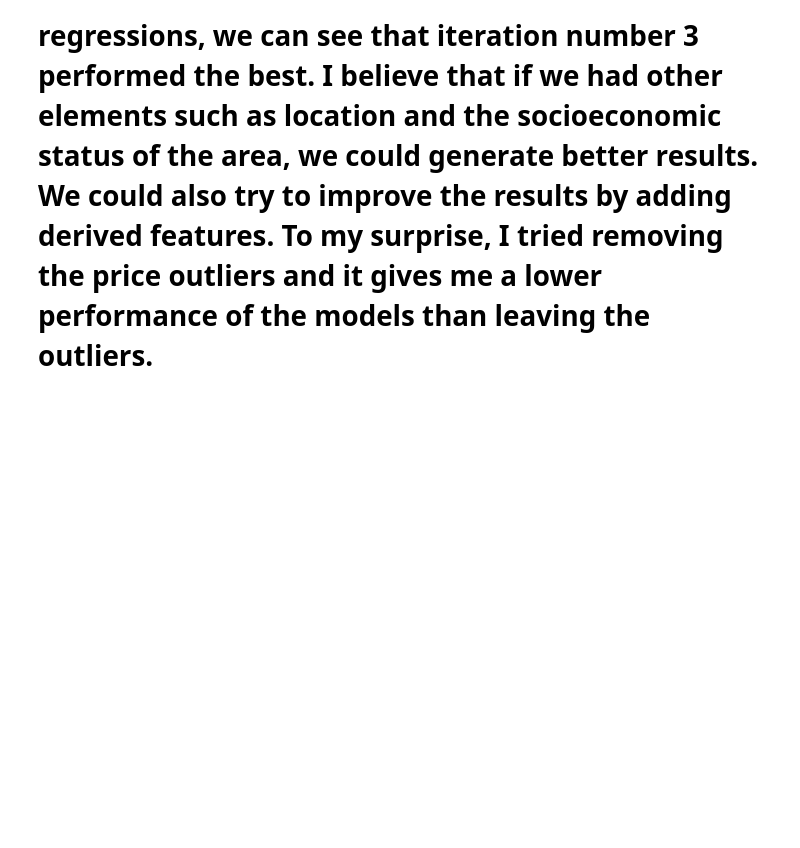
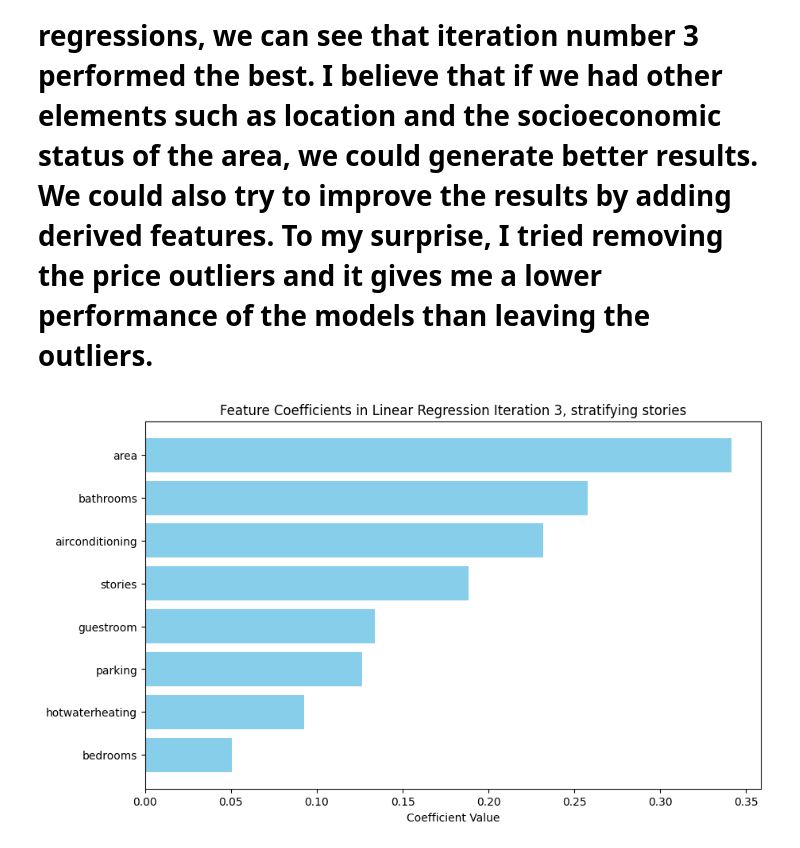
Before and after one commit to TomasCastilloF/House_Price_Prediction_Based_on_Features, a Jupyter notebook: Proyect.ipynb, the cells around one changed output. Cells and saved outputs as stored; diff of their text form; code cells hidden in the pictures; blank space fills up the shorter version.

```diff
--- a/Proyect.ipynb
+++ b/Proyect.ipynb
@@ -261,9 +261,9 @@ X_test = test_data.drop(columns=['price'])
 y_test = test_data['price']
 # %%
 # Train the model
-model = LinearRegression()
+model3 = LinearRegression()
 
-model.fit(X_train, y_train)
+model3.fit(X_train, y_train)
 # %% [output]
 LinearRegression()
 # %%
@@ -350,11 +350,11 @@ X_test = test_data.drop(columns=['price', 'area_category'])
 y_test = test_data['price']
 # %%
 # Initialize and fit the model
-model = LinearRegression()
-model.fit(X_train, y_train)
+model5 = LinearRegression()
+model5.fit(X_train, y_train)
 
 # Make predictions
-y_pred = model.predict(X_test)
+y_pred = model5.predict(X_test)
 # %%
 # Dispersion plot between actual values and predictions.
 plt.figure(figsize=(8, 6))
@@ -379,2 +384,21 @@ Resultado de MAPE: 893.0605516573978
 # %% [markdown]
 # After making several iterations using linear regressions, we can see that iteration number 3 performed the best. I believe that if we had other elements such as location and the socioeconomic status of the area, we could generate better results. We could also try to improve the results by adding derived features. To my surprise, I tried removing the price outliers and it gives me a lower performance of the models than leaving the outliers.
+# %%
+# Extract coefficients from the better model (iteration 3)
+coefficients = model3.coef_
+
+# Create a DataFrame to organize feature names and their coefficients
+coef_df = pd.DataFrame({'Feature': X_train.columns, 'Coefficient': coefficients})
+
+# Sort the coefficients for easier visualization
+coef_df = coef_df.sort_values(by='Coefficient', ascending=False)
+
+# Plot the coefficients
+plt.figure(figsize=(10, 6))
+plt.barh(coef_df['Feature'], coef_df['Coefficient'], color='skyblue')
+plt.xlabel('Coefficient Value')
+plt.title('Feature Coefficients in Linear Regression Iteration 3, stratifying stories')
+plt.gca().invert_yaxis()  # Invert the y-axis to display the most important feature at the top
+plt.show()
+# %% [output]
+[figure, added]
```
Also changed, not shown: parts of 8 cells of this notebook.
